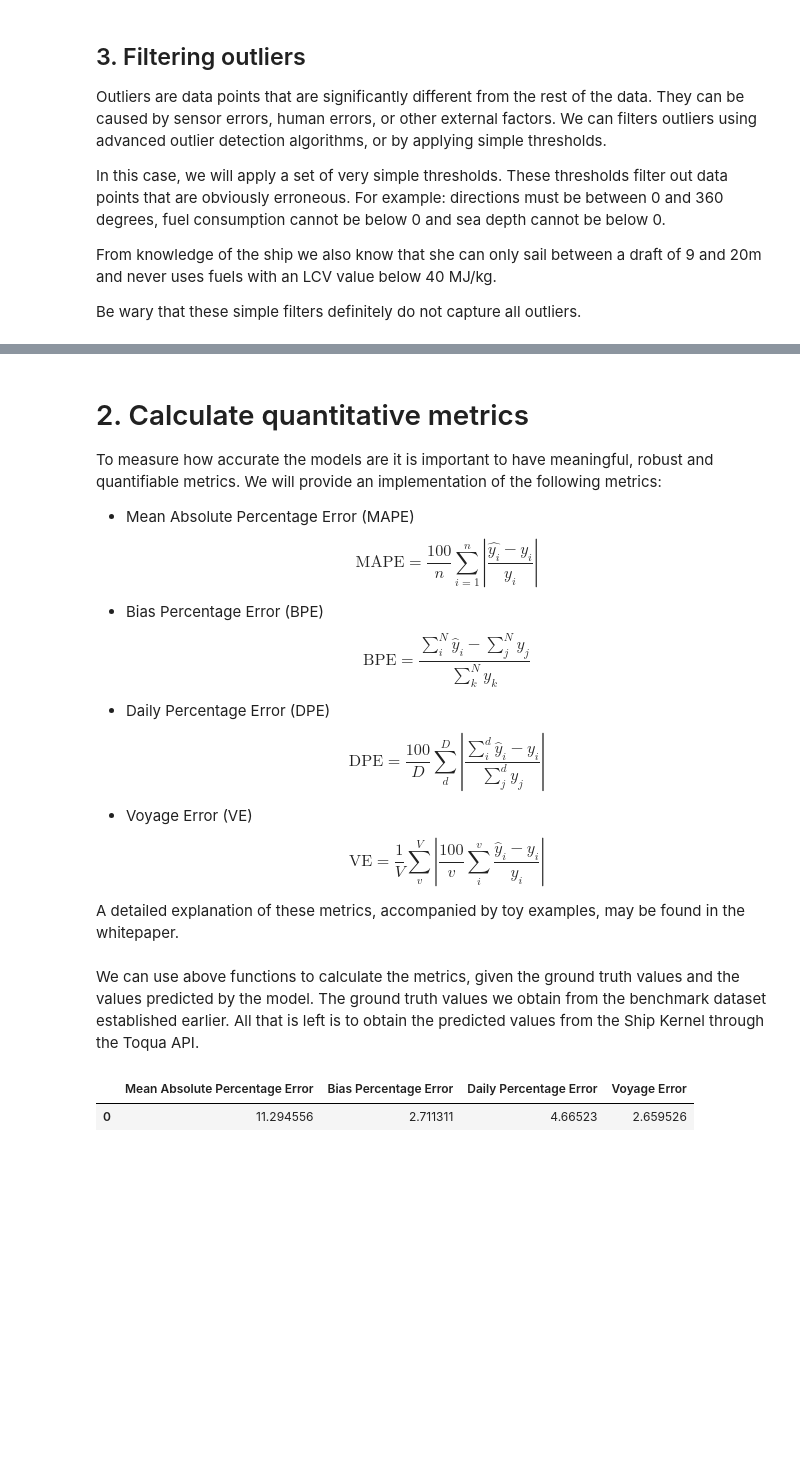
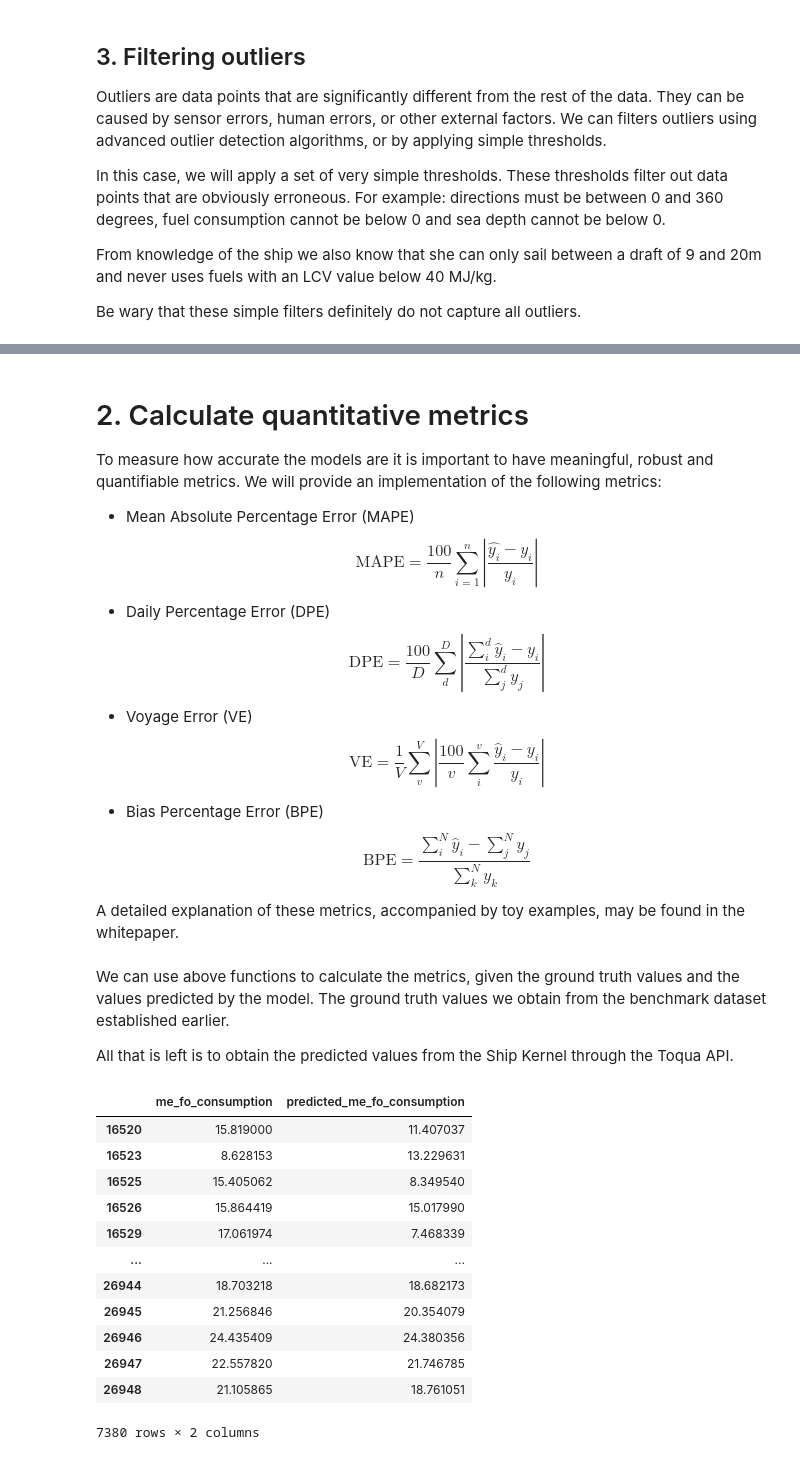
Before and after one commit to toqua-ai/recipes, a Jupyter notebook: model-validation.ipynb, the cells around one changed output, grey strips where cells are left out. Drawn from its saved outputs; the diff is of its cells as text; code cells hidden in the pictures; blank space fills up the shorter version.

```diff
--- a/model-validation.ipynb
+++ b/model-validation.ipynb
@@ -38,33 +36,3 @@ Some helper functions to not clutter our code too much later on.
-# %%
-import logging
-from time import sleep
-from typing import Dict
-import pandas as pd
-import requests
-
-def make_api_call(method, url, payload=None, return_json=True):
-    headers = {
-        "accept": "application/json",
-        "content-type": "application/json",
-        "X-API-Key": API_KEY,
-    }
-
-    if method == 'GET':
-        response = requests.get(url, headers=headers)
-    elif method == 'POST':
-        response = requests.post(url, json=payload, headers=headers)
-    else:
-        print("Error: Invalid method")
-        return None
-    try:
-        response.raise_for_status()
-    except requests.HTTPError as e:
-        logging.error(f"Error: {e}")
-        logging.error(response.content)
-        raise e
-    if return_json:
-        return response.json()
-    return response
 # %% [markdown]
 # 1. Establish a benchmark dataset
 
@@ -235,10 +219,6 @@ df.describe()
 To measure how accurate the models are it is important to have meaningful, robust and quantifiable metrics. We will provide an implementation of  the following metrics:
 * Mean Absolute Percentage Error (MAPE)
 $$\text{MAPE} = \frac{100}{n} \sum_{i=1}^{n} \left|\frac{\hat{y_i} - y_i}{y_i}\right|$$
-
-
-* Bias Percentage Error (BPE)
-$$\text{BPE} = \frac{\sum_{i}^{N} \hat{y}_{i} - \sum_{j}^{N} y_j}{\sum_{k}^{N} y_k}$$
 
 * Daily Percentage Error (DPE)
 $$\text{DPE} = \frac{100}{D} \sum_{d}^{D} \left| \frac{\sum_{i}^{d} \hat{y}_i - y_{i} }{\sum_{j}^{d} y_{j}} \right|$$
@@ -247,6 +227,10 @@ $$\text{DPE} = \frac{100}{D} \sum_{d}^{D} \left| \frac{\sum_{i}^{d} \hat{y}_i -
 * Voyage Error (VE)
 $$\text{VE} = \frac{1}{V} \sum_{v}^{V} \left| \frac{100}{v} \sum_{i}^{v} \frac{ \hat{y}_{i} - y_{i} }{y_i} \right|$$
 
+
+* Bias Percentage Error (BPE)
+$$\text{BPE} = \frac{\sum_{i}^{N} \hat{y}_{i} - \sum_{j}^{N} y_j}{\sum_{k}^{N} y_k}$$
+
 A detailed explanation of these metrics, accompanied by toy examples, may be found in the whitepaper.
 # %%
 import numpy as np
@@ -294,5 +278,7 @@ def ve(true, pred, voyages):
         metrics_per_voyage.append(np.abs(bpe(true[mask], pred[mask])))
     return np.mean(metrics_per_voyage)
 # %% [markdown]
-We can use above functions to calculate the metrics, given the ground truth values and the values predicted by the model. The ground truth values we obtain from the benchmark dataset established earlier. All that is left is to obtain the predicted values from the Ship Kernel through the Toqua API.
+We can use above functions to calculate the metrics, given the ground truth values and the values predicted by the model. The ground truth values we obtain from the benchmark dataset established earlier.
+
+All that is left is to obtain the predicted values from the Ship Kernel through the Toqua API.
 # %%
@@ -320,12 +348,22 @@ def predict(imo_number, df):
-# %%
-df_predictions = predict(IMO_NUMBER, df)
-
-pd.DataFrame([{
-    "Mean Absolute Percentage Error": mape(df.me_fo_consumption, df_predictions.me_fo_consumption),
-    "Bias Percentage Error": bpe(df.me_fo_consumption, df_predictions.me_fo_consumption),
-    "Daily Percentage Error": dpe(df.me_fo_consumption, df_predictions.me_fo_consumption, df.datetime_end.dt.round("1d")),
-    "Voyage Error": ve(df.me_fo_consumption, df_predictions.me_fo_consumption, df.voyage)
-}])
-# %% [output]
-|  | Mean Absolute Percentage Error | Bias Percentage Error | Daily Percentage Error | Voyage Error |
-| 0 | 11.294556 | 2.711311 | 4.66523 | 2.659526 |
+# %%
+df_predictions = predict(IMO_NUMBER, df)
+
+# add the predictions as new column in the old dataframe for easier comparison
+df["predicted_me_fo_consumption"] = df_predictions["me_fo_consumption"]
+
+# show the true values vs the raw predictions
+df[["me_fo_consumption", "predicted_me_fo_consumption"]]
+# %% [output]
+|  | me_fo_consumption | predicted_me_fo_consumption |
+| 16520 | 15.819000 | 11.407037 |
+| 16523 | 8.628153 | 13.229631 |
+| 16525 | 15.405062 | 8.349540 |
+| 16526 | 15.864419 | 15.017990 |
+| 16529 | 17.061974 | 7.468339 |
+| ... | ... | ... |
+| 26944 | 18.703218 | 18.682173 |
+| 26945 | 21.256846 | 20.354079 |
+| 26946 | 24.435409 | 24.380356 |
+| 26947 | 22.557820 | 21.746785 |
+| 26948 | 21.105865 | 18.761051 |
+7380 rows × 2 columns
```
Also changed, not shown: parts of 25 cells of this notebook, 2 other files.
